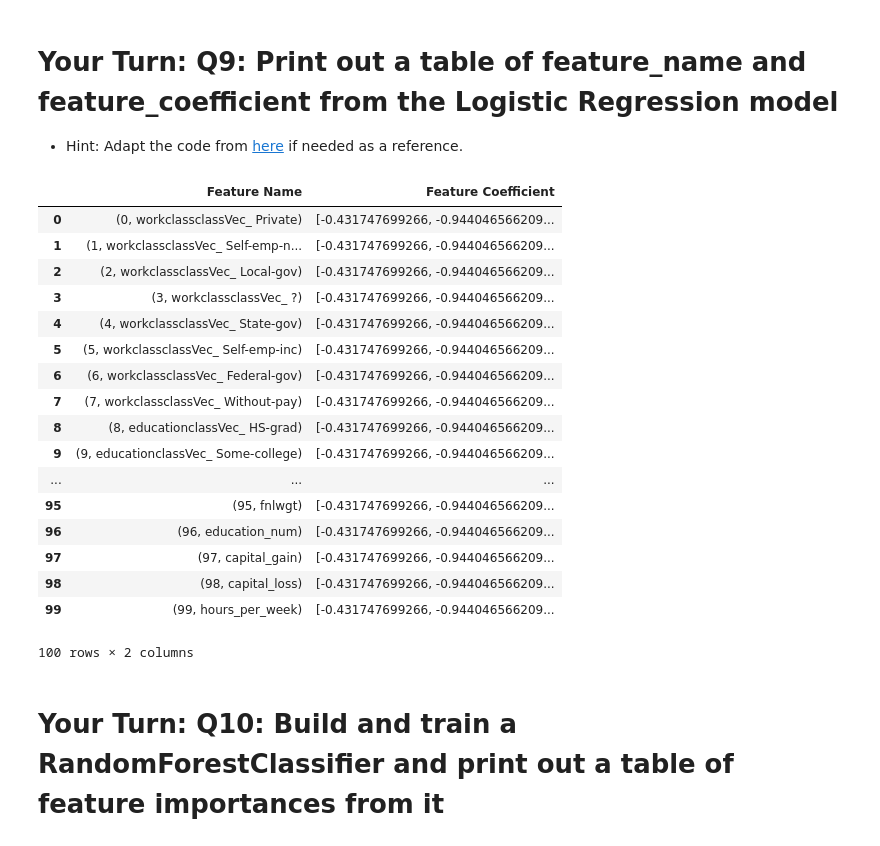
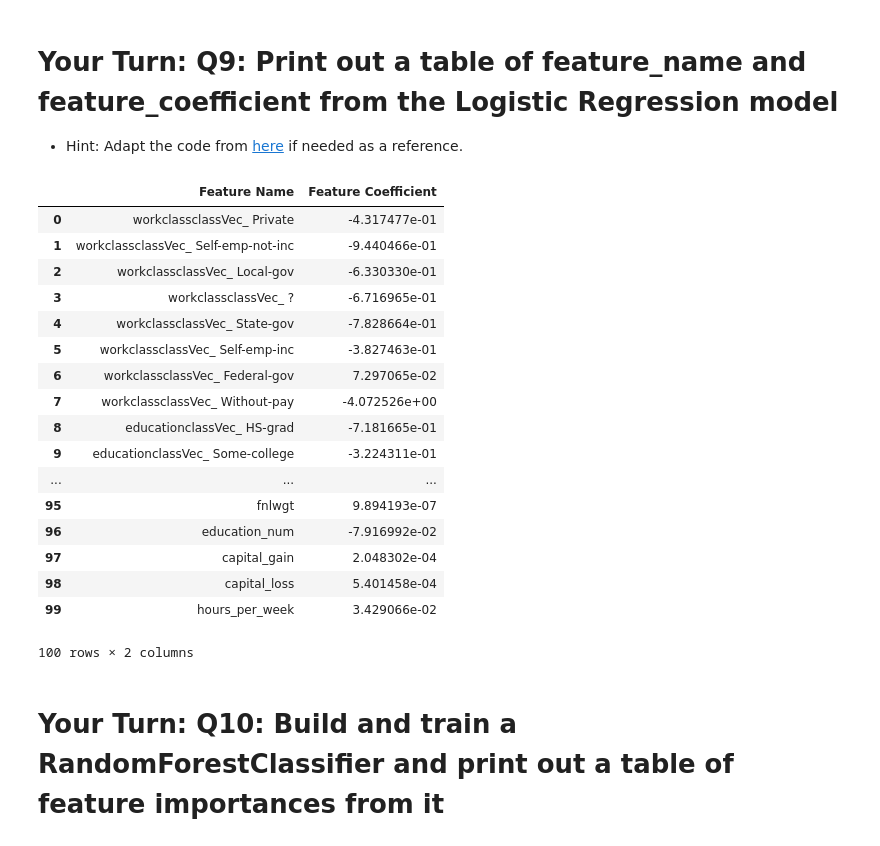
Before and after one commit to krishisharma45/springboard-homework, a Jupyter notebook: Mini_Project_Spark_ML.ipynb, the cells around one changed output. Cells and saved outputs as stored; diff of their text form; code cells hidden in the pictures.

```diff
--- a/Mini_Project_Spark_ML.ipynb
+++ b/Mini_Project_Spark_ML.ipynb
@@ -954,33 +954,32 @@ Interpreting machine learning models is always a thing of paramount importance w
 # %%
 from itertools import chain
 
 attrs = sorted(
     (attr["idx"], attr["name"]) for attr in (chain(*lrPredictions
         .schema[lrModel.summary.featuresCol]
         .metadata["ml_attr"]["attrs"].values())))
 feature_name = pd.DataFrame([(name, lrModel.summary.featuresCol) for name in attrs])
-feature_coeff = pd.DataFrame([(name, lrModel.coefficients) for name in attrs])
-feature_table = feature_name.merge(feature_coeff, how='left', on=0)
-feature_table.columns = ['Feature Name', 'Label', 'Feature Coefficient']
-feature_table[['Feature Name', 'Feature Coefficient']]
+feature_coeff= pd.DataFrame([(name, lrModel.coefficients[idx]) for idx, name in attrs])
+feature_coeff.columns = ['Feature Name', 'Feature Coefficient']
+feature_coeff
 # %% [output]
 |  | Feature Name | Feature Coefficient |
-| 0 | (0, workclassclassVec_ Private) | [-0.431747699266, -0.944046566209... |
-| 1 | (1, workclassclassVec_ Self-emp-n... | [-0.431747699266, -0.944046566209... |
-| 2 | (2, workclassclassVec_ Local-gov) | [-0.431747699266, -0.944046566209... |
-| 3 | (3, workclassclassVec_ ?) | [-0.431747699266, -0.944046566209... |
-| 4 | (4, workclassclassVec_ State-gov) | [-0.431747699266, -0.944046566209... |
-| 5 | (5, workclassclassVec_ Self-emp-inc) | [-0.431747699266, -0.944046566209... |
-| 6 | (6, workclassclassVec_ Federal-gov) | [-0.431747699266, -0.944046566209... |
-| 7 | (7, workclassclassVec_ Without-pay) | [-0.431747699266, -0.944046566209... |
-| 8 | (8, educationclassVec_ HS-grad) | [-0.431747699266, -0.944046566209... |
-| 9 | (9, educationclassVec_ Some-college) | [-0.431747699266, -0.944046566209... |
+| 0 | workclassclassVec_ Private | -4.317477e-01 |
+| 1 | workclassclassVec_ Self-emp-not-inc | -9.440466e-01 |
+| 2 | workclassclassVec_ Local-gov | -6.330330e-01 |
+| 3 | workclassclassVec_ ? | -6.716965e-01 |
+| 4 | workclassclassVec_ State-gov | -7.828664e-01 |
+| 5 | workclassclassVec_ Self-emp-inc | -3.827463e-01 |
+| 6 | workclassclassVec_ Federal-gov | 7.297065e-02 |
+| 7 | workclassclassVec_ Without-pay | -4.072526e+00 |
+| 8 | educationclassVec_ HS-grad | -7.181665e-01 |
+| 9 | educationclassVec_ Some-college | -3.224311e-01 |
 | ... | ... | ... |
-| 95 | (95, fnlwgt) | [-0.431747699266, -0.944046566209... |
-| 96 | (96, education_num) | [-0.431747699266, -0.944046566209... |
-| 97 | (97, capital_gain) | [-0.431747699266, -0.944046566209... |
-| 98 | (98, capital_loss) | [-0.431747699266, -0.944046566209... |
-| 99 | (99, hours_per_week) | [-0.431747699266, -0.944046566209... |
+| 95 | fnlwgt | 9.894193e-07 |
+| 96 | education_num | -7.916992e-02 |
+| 97 | capital_gain | 2.048302e-04 |
+| 98 | capital_loss | 5.401458e-04 |
+| 99 | hours_per_week | 3.429066e-02 |
 100 rows × 2 columns
 # %% [markdown]
 # Your Turn: Q10: Build and train a RandomForestClassifier and print out a table of feature importances from it
```
Also changed, not shown: parts of 4 cells of this notebook.
